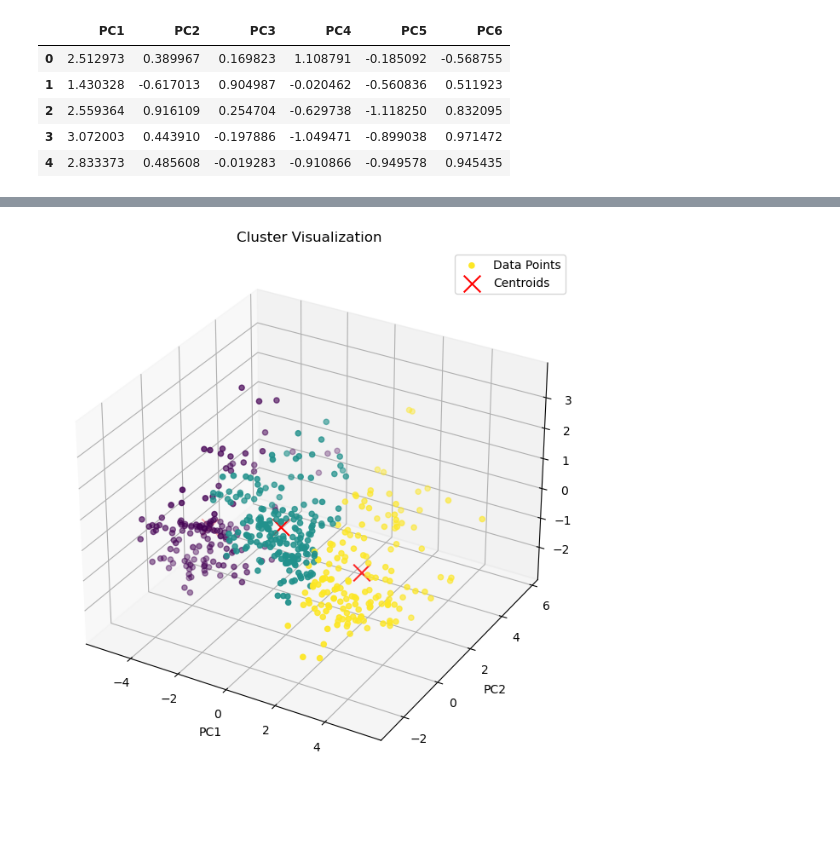
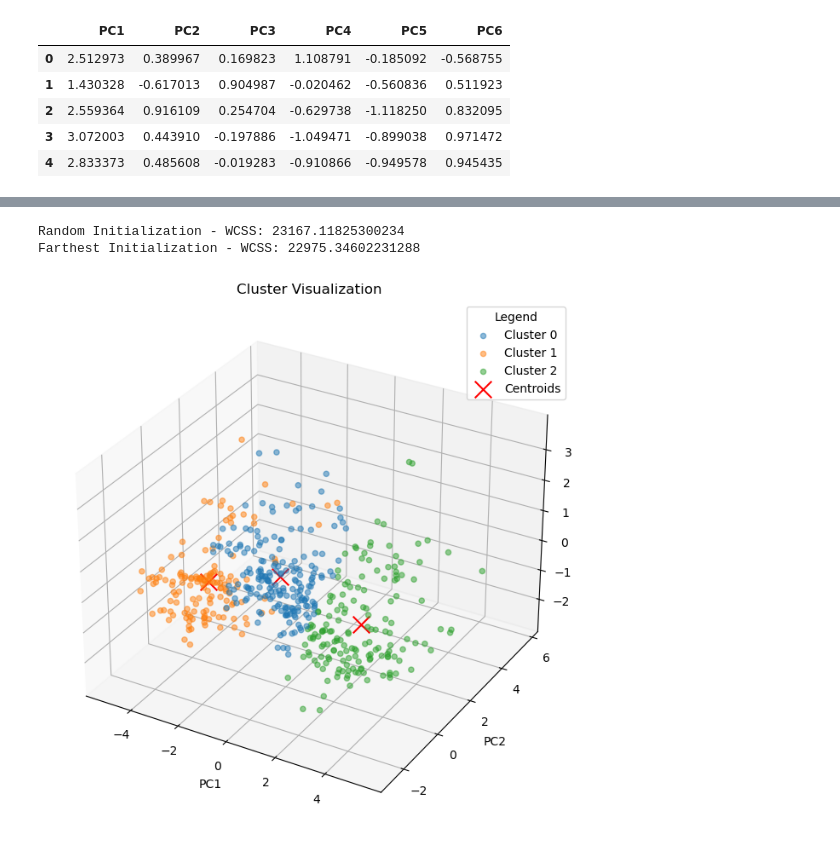
Before and after one commit to jovanailin/k-means, a Jupyter notebook: K-means.ipynb, the cells around one changed output, grey strips where cells are left out. Cells and saved outputs as stored; diff of their text form; code cells hidden in the pictures; blank space fills up the shorter version.

```diff
--- a/K-means.ipynb
+++ b/K-means.ipynb
@@ -296,32 +290,69 @@ array([2, 1, 2, 2, 2, 2, 2, 1, 1, 1, 1, 1, 2, 1, 1, 1, 1, 1, 1, 1, 1, 1,
+# %%
+def calculate_wcss(data, centroids, labels):
+    # WCSS for a single feature 'CRIM'
+    feature_idx = data.columns.get_loc('CRIM')  # Get the index of the 'CRIM' column
+    wcss = 0
+    for i, centroid in enumerate(centroids):
+        # Sum of squared distances for 'CRIM' feature
+        wcss += np.sum((data.iloc[labels == i, feature_idx] - centroid[feature_idx]) ** 2)
+    return wcss
+
+def evaluate_kmeans(data, k, init_method):
+    centroids, labels = kmeans(data, k, m=init_method)
+    wcss = calculate_wcss(data, centroids, labels)
+    return wcss
+
+wcss_random = evaluate_kmeans(data, k=3, init_method='random')
+wcss_farthest = evaluate_kmeans(data, k=3, init_method='farthest')
+
+print(f"Random Initialization - WCSS: {wcss_random}")
+print(f"Farthest Initialization - WCSS: {wcss_farthest}")
+# %% [output]
+Random Initialization - WCSS: 23167.11825300234
+Farthest Initialization - WCSS: 22975.34602231288
 # %%
 import matplotlib.pyplot as plt
 from mpl_toolkits.mplot3d import Axes3D
+from sklearn.decomposition import PCA
+import pandas as pd
+import numpy as np
 
-# Function to visualize clusters
-def plot_clusters(data, labels, centroids):
-    # Perform PCA for dimensionality reduction to 3 components
-    pca = PCA(n_components=3)
-    data_reduced = pca.fit_transform(data)
+# Your kmeans function should be defined above this snippet
 
-    # Plotting the clusters
-    fig = plt.figure(figsize=(10, 8))
-    ax = fig.add_subplot(111, projection='3d')
+# Dimensionality reduction to 3D
+pca = PCA(n_components=3)
+data_3d = pca.fit_transform(data_scaled)
+data_3d_df = pd.DataFrame(data_3d, columns=[f'PC{i+1}' for i in range(data_3d.shape[1])])
 
-    # Scatter plot for data points
-    ax.scatter(data_reduced[:, 0], data_reduced[:, 1], data_reduced[:, 2], c=labels, cmap='viridis', label='Data Points')
+# Apply k-means clustering to the reduced data
+centroids, labels = kmeans(data_3d_df, k=3)
 
-    # Scatter plot for centroids
-    ax.scatter(centroids[:, 0], centroids[:, 1], centroids[:, 2], c='red', marker='x', s=200, label='Centroids')
+# Create a new figure for plotting
+fig = plt.figure(figsize=(10, 8))
+ax = fig.add_subplot(111, projection='3d')
 
-    ax.set_xlabel('PC1')
-    ax.set_ylabel('PC2')
-    ax.set_zlabel('PC3')
-    ax.set_title('Cluster Visualization')
-    ax.legend()
+# Plot each cluster with a different color
+unique_labels = np.unique(labels)
+for label in unique_labels:
+    cluster_data = data_3d[labels == label]
+    ax.scatter(cluster_data[:, 0], cluster_data[:, 1], cluster_data[:, 2],
+               label=f'Cluster {label}', cmap='viridis',alpha=0.5)
 
-    plt.show()
 
-# Call the function to visualize clusters
-plot_clusters(data_df.values, labels, centroids)
+# Plot centroids with a higher zorder to ensure visibility
+ax.scatter(centroids[:, 0], centroids[:, 1], centroids[:, 2],
+           c='red', marker='x', s=200, label='Centroids', depthshade=False)
+
+# Labeling
+ax.set_xlabel('PC1')
+ax.set_ylabel('PC2')
+ax.set_zlabel('PC3')
+ax.set_title('Cluster Visualization')
+
+# Adding a legend with a title
+ax.legend(title="Legend")
+
+# Show plot
+plt.show()
 # %% [output]
-[figure, old version]
+[figure, new version]
```
Also changed, not shown: parts of 11 cells of this notebook.
